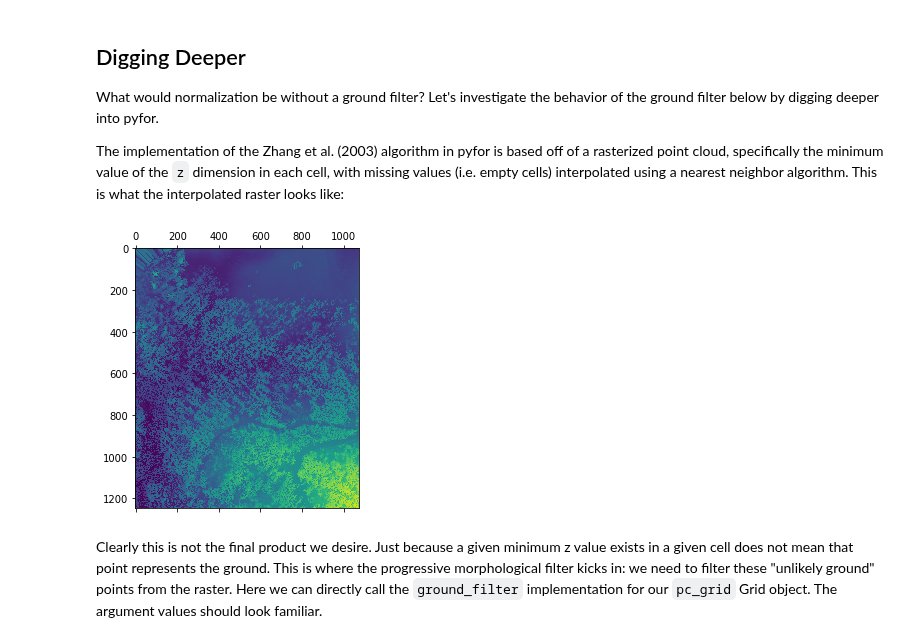
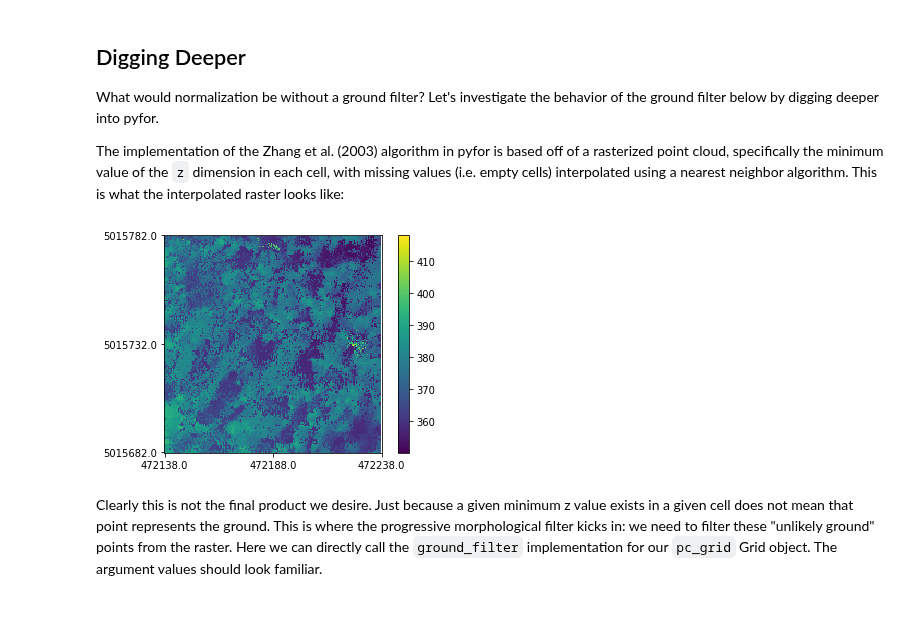
Before and after one commit to brycefrank/pyfor, a Jupyter notebook: samples/Normalization.ipynb, the cells around one changed output. Saved outputs shown, nothing was run; the diff lists cells and outputs as text; code cells hidden in the pictures; blank space fills up the shorter version.

```diff
--- a/samples/Normalization.ipynb
+++ b/samples/Normalization.ipynb
@@ -9,10 +10,10 @@ There are two ways to handle normalization. The first is to normalize the Cloud
 # %%
 # Load the point cloud
 # CHANGEME
-pc = pyfor.cloud.Cloud("my_las.las")
+pc = pyfor.cloud.Cloud("../../pyfor/pyfortest/data/test.las")
 
 # Plot the raw cloud
-pc.iplot3d(point_size=2)
+#pc.iplot3d(point_size=2)
 # %% [markdown]
 <img src="images/raw_iplot.png" width="550">
 # %%
@@ -30,14 +31,13 @@ What would normalization be without a ground filter? Let's investigate the behav
 The implementation of the Zhang et al. (2003) algorithm in pyfor is based off of a rasterized point cloud, specifically the minimum value of the `z` dimension in each cell, with missing values (i.e. empty cells) interpolated using a nearest neighbor algorithm. This is what the interpolated raster looks like:
 # %%
 #  Reload an unnormalized point cloud
-pc = pyfor.cloud.Cloud("my_las.las")
-pc_grid = pc.grid(0.4)
+#pc = pyfor.cloud.Cloud("my_las.las")
+pc_grid = pc.grid(0.5)
 
 # Plot the interpolated array.
 interp_min = pc_grid.interpolate("min", "z")
-plt.matshow(interp_min)
-plt.show()
+interp_min.plot()
 # %% [output]
-[figure, old version]
+[figure, new version]
 # %% [markdown]
 Clearly this is not the final product we desire. Just because a given minimum z value exists in a given cell does not mean that point represents the ground. This is where the progressive morphological filter kicks in: we need to filter these "unlikely ground" points from the raster. Here we can directly call the `ground_filter` implementation for our `pc_grid` Grid object. The argument values should look familiar.
```
Also changed, not shown: parts of 5 cells of this notebook, 1 other file.
